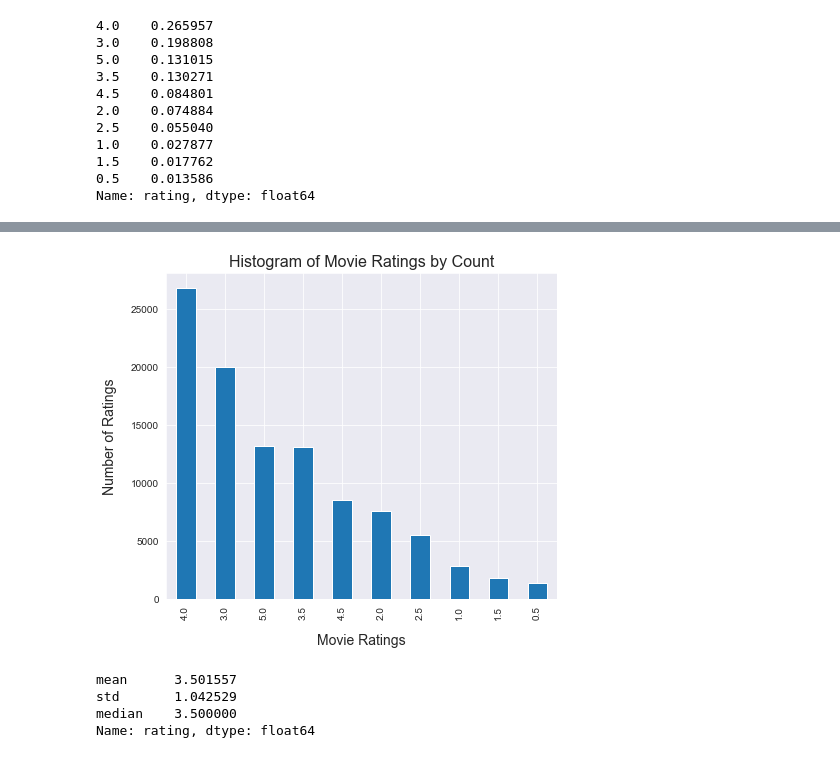
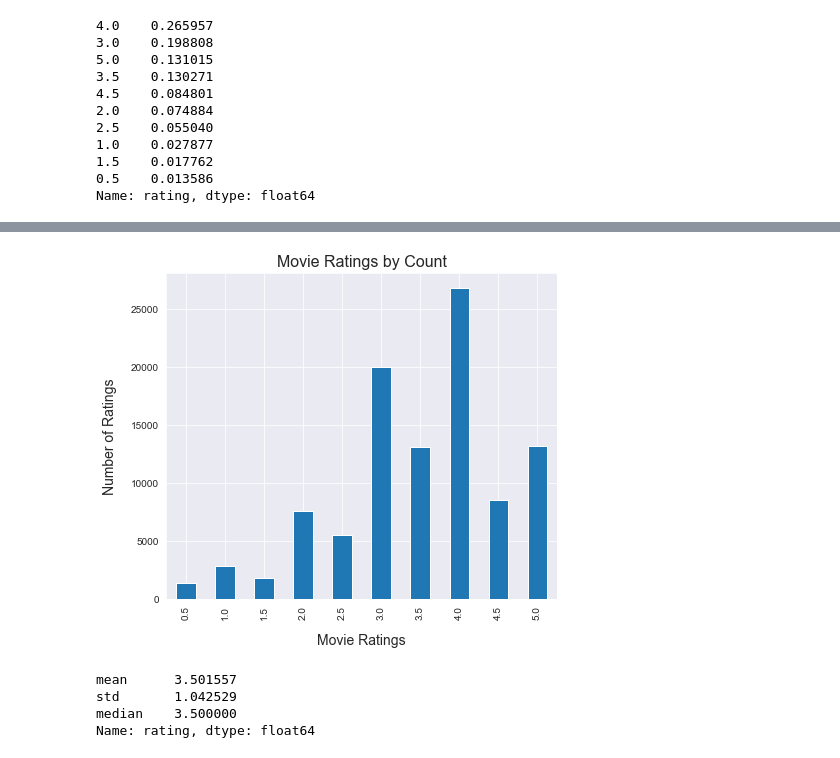
Before and after one commit to SunTzuLombardi/RecomendationProj, a Jupyter notebook: RecSys_notebook.ipynb, the cells around one changed output, grey strips where cells are left out. Cells and saved outputs as stored; diff of their text form; code cells hidden in the pictures.

```diff
--- a/RecSys_notebook.ipynb
+++ b/RecSys_notebook.ipynb
@@ -104,11 +106,11 @@ plt.title("Histogram of Movie Ratings by Percent of Total", fontsize=16);
 # %%
 sns.set_style("darkgrid")
-ratings_df['rating'].value_counts().plot(kind='bar', figsize=(7, 6))
+ratings_df['rating'].value_counts().sort_index().plot(kind='bar', figsize=(7, 6))
 plt.ylabel("Number of Ratings", labelpad=14, fontsize=14)
 plt.xlabel("Movie Ratings", labelpad=14,fontsize=14)
-plt.title("Histogram of Movie Ratings by Count",fontsize=16);
+plt.title("Movie Ratings by Count",fontsize=16);
 # %% [output]
-[figure, old version]
+[figure, new version]
 # %%
 ratings_df['rating'].agg(['mean', 'std','median'])
 # %% [output]
```
Also changed, not shown: parts of 62 cells of this notebook, 14 other files.
